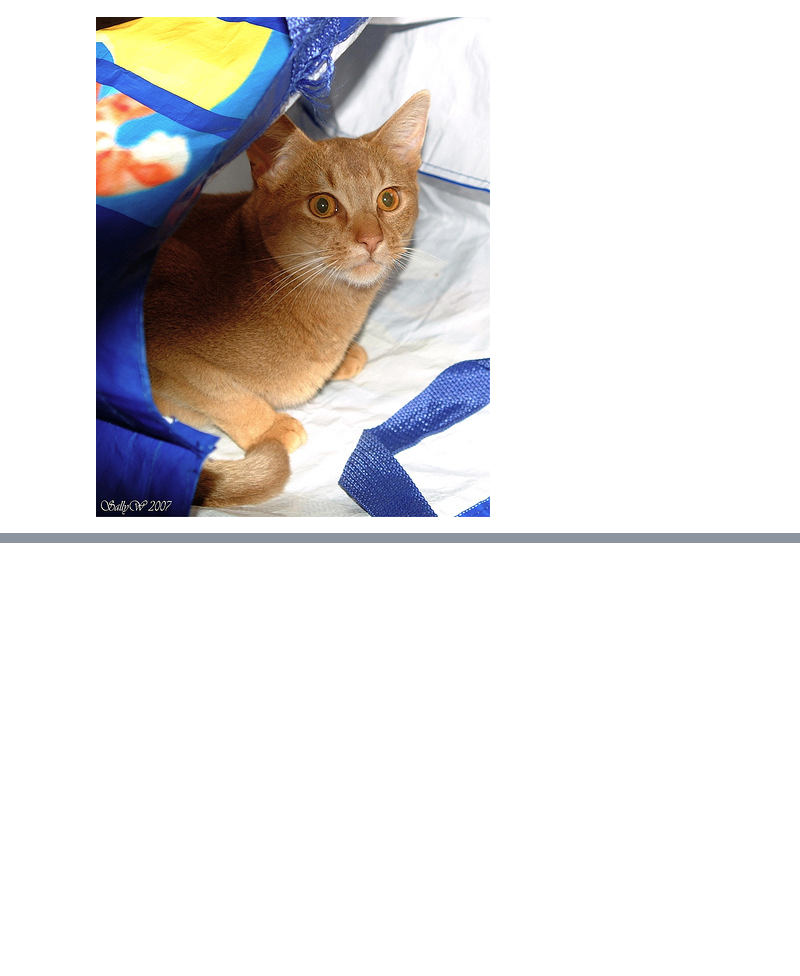
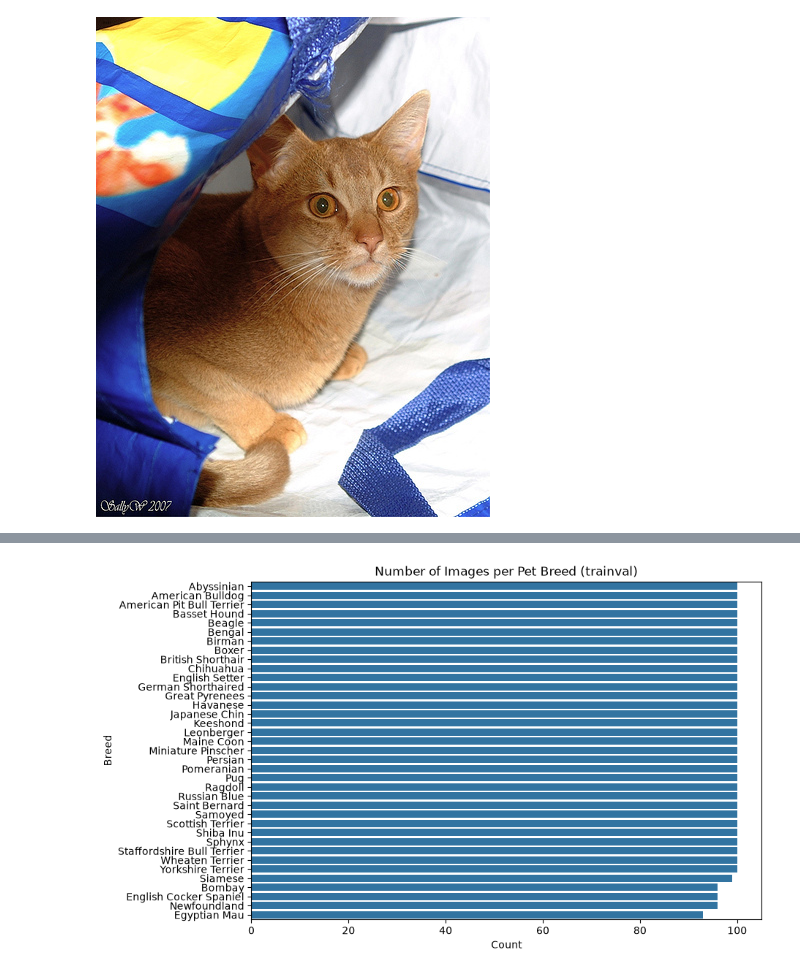
Before and after one commit to crashpf/pet-classifier, a Jupyter notebook: notebooks/eda.ipynb, the cells around one changed output, grey strips where cells are left out. Saved outputs shown, nothing was run; the diff lists cells and outputs as text; code cells hidden in the pictures; blank space fills up the shorter version.

```diff
--- a/notebooks/eda.ipynb
+++ b/notebooks/eda.ipynb
@@ -26,7 +22,0 @@ dataset = OxfordIIITPet(
-# %%
-dataset = OxfordIIITPet(
-    root="../data",
-    split="trainval",
-    target_types="category",
-    download=True,
-)
@@ -52,0 +50,11 @@ Label: 0
+# %%
+import pandas as pd
+
+df = pd.DataFrame({
+    "class_id": dataset._labels,
+    "breed": [dataset.classes[i] for i in dataset._labels]
+})
+
+# Count per breed
+class_counts = df["breed"].value_counts()
+print(class_counts)
@@ -52,0 +92,16 @@ Label: 0
+# %%
+import matplotlib.pyplot as plt
+import seaborn as sns
+
+plt.figure(figsize=(9, 6))
+sns.countplot(
+    data=df,
+    y="breed",
+    order=df["breed"].value_counts().index,
+)
+plt.title("Number of Images per Pet Breed (trainval)")
+plt.xlabel("Count")
+plt.ylabel("Breed")
+plt.show()
+# %% [output]
+[figure, added]
```
Also changed, not shown: parts of 6 cells of this notebook, 2 other files.
